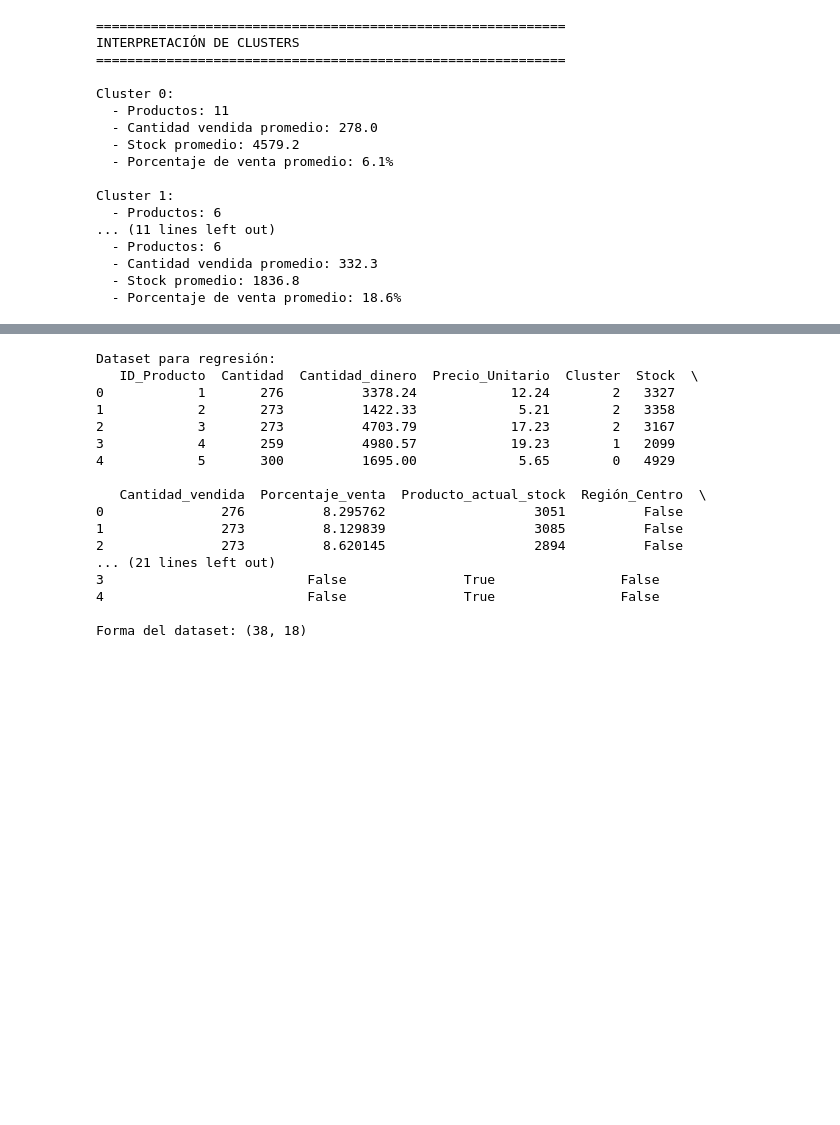
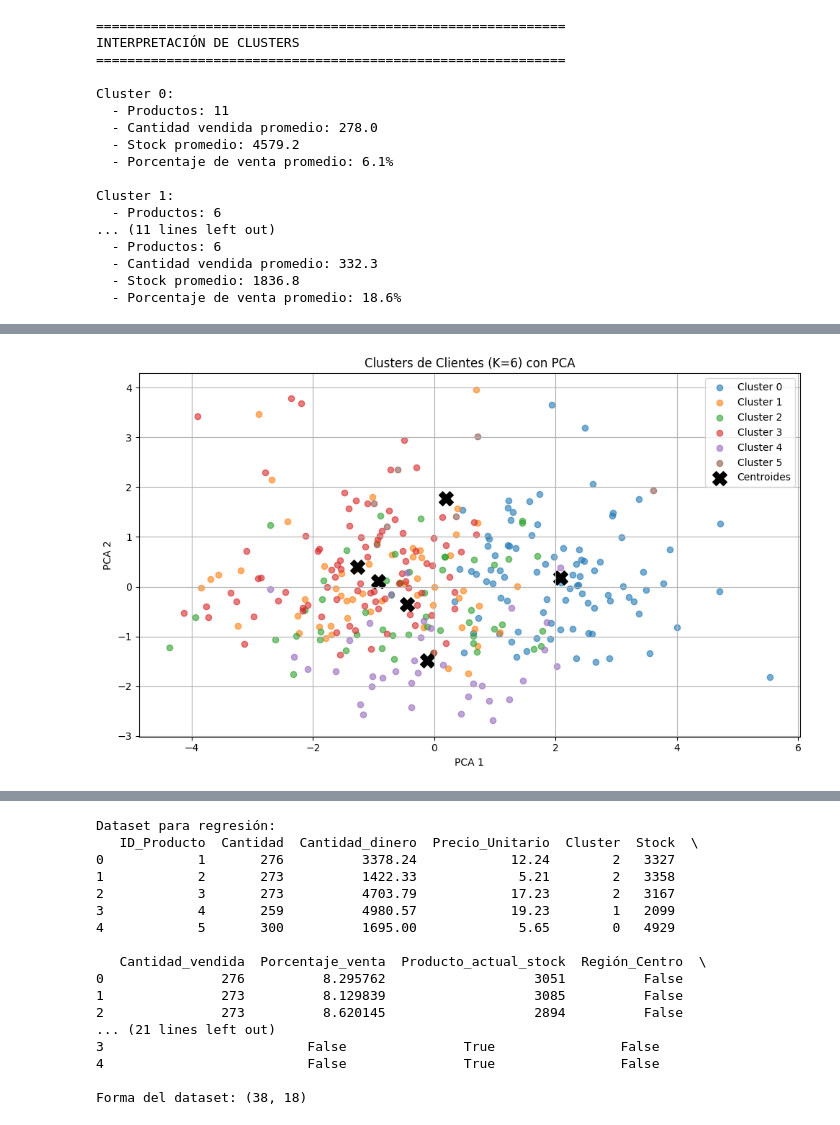
Before and after one commit to alan1x/Proyecto_SF_LKR, a Jupyter notebook: notebooks/principal_modificado.ipynb, the cells around one changed output, grey strips where cells are left out. Drawn from its saved outputs; the diff is of its cells as text; code cells hidden in the pictures; blank space fills up the shorter version.

```diff
--- a/notebooks/principal_modificado.ipynb
+++ b/notebooks/principal_modificado.ipynb
@@ -622,0 +714,9 @@ Cluster 1:
+# %%
+
+# Clustering con K = 6
+k_final = 6
+kmeans_final = KMeans(n_clusters=k_final, random_state=42, n_init=10)
+clusters = kmeans_final.fit_predict(X_scaled)
+
+# Guardamos los clusters en el DataFrame
+cliente_stats["cluster"] = clusters
@@ -622,0 +758,35 @@ Cluster 1:
+# %%
+from sklearn.decomposition import PCA
+
+# Reducir los datos escalados a 2 dimensiones para graficar
+pca = PCA(n_components=2)
+X_pca = pca.fit_transform(X_scaled)
+
+# Añadir las coordenadas PCA al DataFrame
+cliente_stats["PCA1"] = X_pca[:, 0]
+cliente_stats["PCA2"] = X_pca[:, 1]
+
+# También reducimos los centroides a 2D para graficarlos
+centroides_2D = pca.transform(kmeans_final.cluster_centers_)
+# %%
+# Colores para cada cluster
+plt.figure(figsize=(10, 6))
+for cluster_id in range(k_final):
+    subset = cliente_stats[cliente_stats["cluster"] == cluster_id]
+    plt.scatter(subset["PCA1"], subset["PCA2"], label=f"Cluster {cluster_id}", alpha=0.6)
+
+# Dibujar centroides
+plt.scatter(
+    centroides_2D[:, 0], centroides_2D[:, 1],
+    c='black', marker='X', s=200, label='Centroides'
+)
+
+plt.title("Clusters de Clientes (K=6) con PCA")
+plt.xlabel("PCA 1")
+plt.ylabel("PCA 2")
+plt.legend()
+plt.grid(True)
+plt.tight_layout()
+plt.show()
+# %% [output]
+[figure, added]
```
Also changed, not shown: parts of 15 cells of this notebook.
